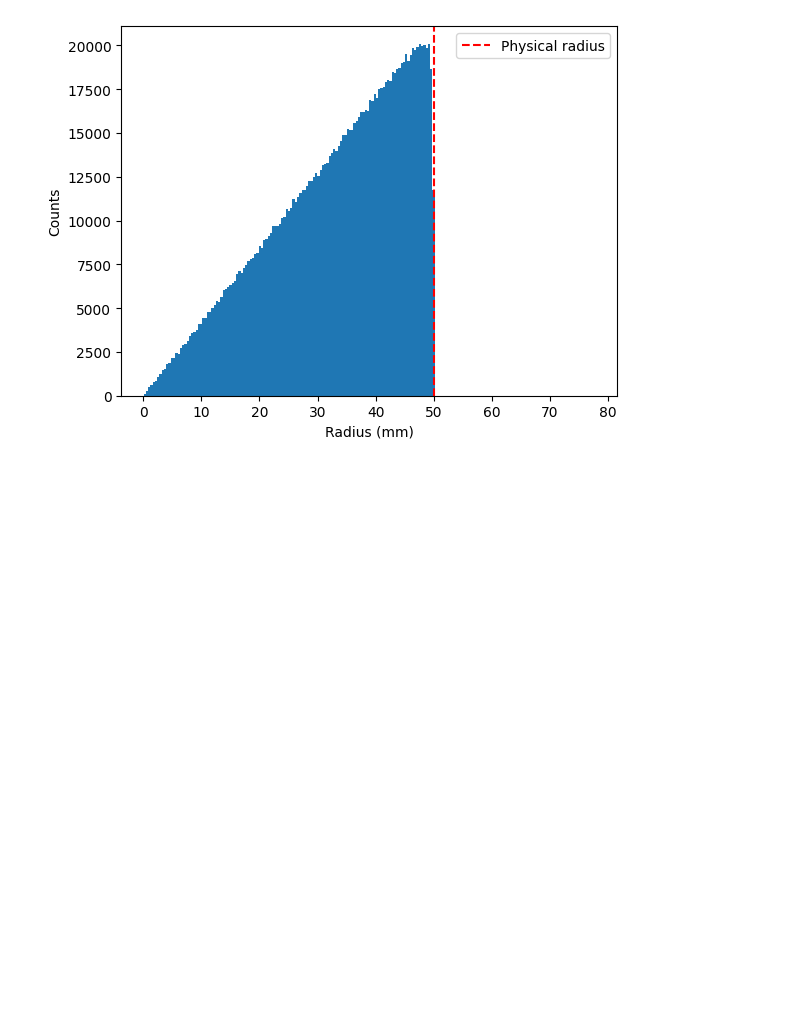
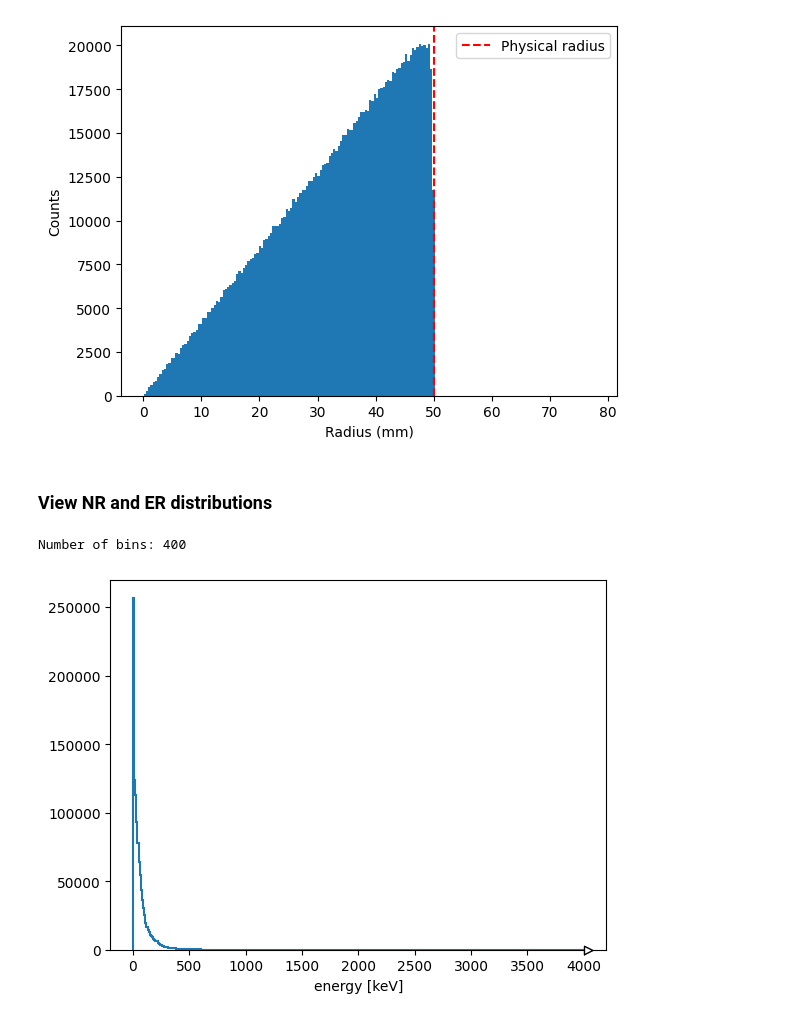
Before and after one commit to ncail/sourcesim-analysis, a Jupyter notebook: particlehits_radial_dependence.ipynb, the cells around one changed output. Saved outputs shown, nothing was run; the diff lists cells and outputs as text; code cells hidden in the pictures; blank space fills up the shorter version.

```diff
--- a/particlehits_radial_dependence.ipynb
+++ b/particlehits_radial_dependence.ipynb
@@ -331,3 +331,23 @@ plt.legend()
 plt.show()
 # %% [output]
 [figure]
+# %% [markdown]
+### View NR and ER distributions
+# %%
+# Examine number of NR events
+hist_edep_nr = file[f"{detector}_edep_NR"]
+edepNRHist = hist_edep_nr.to_hist()
+
+edepNRHist_rebinned = rebin_hist(
+    edepNRHist,
+    factors={0: 1000}
+)
+
+print(f"Number of bins: {get_number_bins(edepNRHist_rebinned, axis=0)}")
+
+edepNRHist_rebinned.plot()
+plt.savefig(f"{save_dir}\edep_nr_hist.png", bbox_inches="tight")
+plt.show()
+# %% [output]
+Number of bins: 400
+[figure, added]
```
Also changed, not shown: parts of 4 cells of this notebook.
